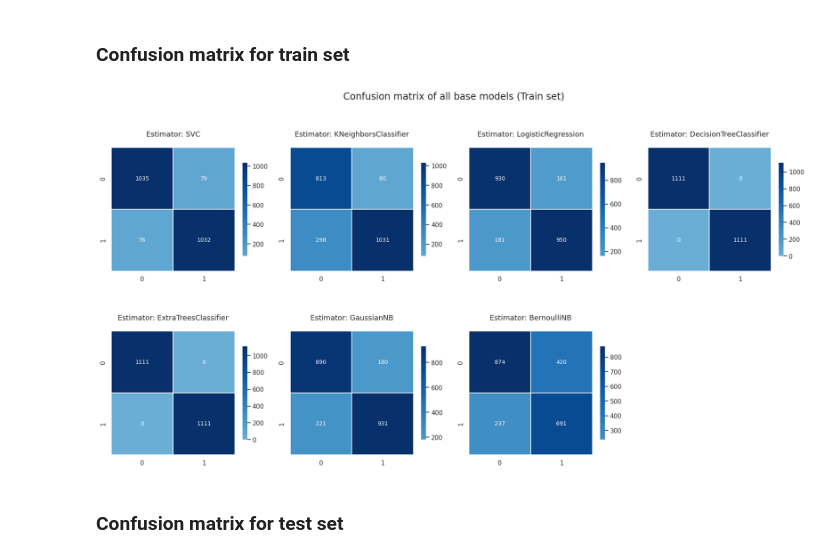
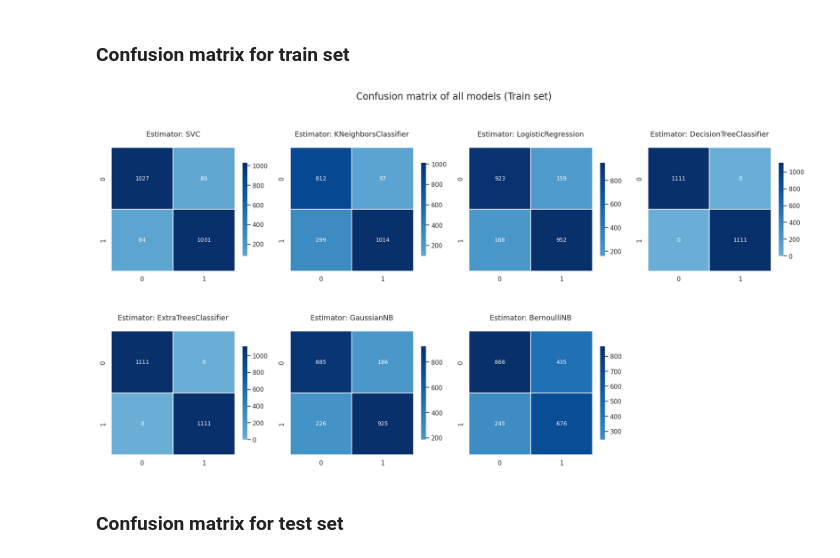
Before and after one commit to lovecrushfamily/Alzheimer_Disease, a Jupyter notebook: notebook.ipynb, the cells around one changed output. Saved outputs shown, nothing was run; the diff lists cells and outputs as text; code cells hidden in the pictures.

```diff
--- a/notebook.ipynb
+++ b/notebook.ipynb
@@ -451,0 +642,3 @@ filter_duplicated_records(alzheimer_df_drop_dup)
+# %%
+alzheimer_df_drop_dup = alzheimer_df.drop_duplicates()
+filter_duplicated_records(alzheimer_df_drop_dup)
@@ -669,13 +878,15 @@ from sklearn.preprocessing import OneHotEncoder, OrdinalEncoder
 # %%
-preprocessor_encoded_1 = ColumnTransformer(transformers=[                         #? Avoid using one-hot encoder for binary
-    ("binary categorical", OrdinalEncoder() ,binary_categorical_features),                       #? categorical variables, redundancy
+from sklearn.compose import ColumnTransformer
+from sklearn.preprocessing import OneHotEncoder, OrdinalEncoder
+
+preprocessor_encoded_1 = ColumnTransformer(transformers=[                                       #? Avoid using one-hot encoder for binary, avoiding multicollinearity
+    ("binary categorical", OrdinalEncoder() ,binary_categorical_features),                      #? categorical variables, redundancy
     ("multi categorical", OneHotEncoder(sparse_output=False), multi_categorical_feature),       #
-    ("ordinal categorical", OrdinalEncoder() , ordinal_categorical_feature),                      #
+    ("ordinal categorical", OrdinalEncoder() , ordinal_categorical_feature),                    #
     ("target feature", OrdinalEncoder(), target_feature)
 ],
 remainder="passthrough",
-verbose_feature_names_out=False,
-verbose=True)
+verbose_feature_names_out=False)
 
 preprocessor_encoded_1
 # %% [output]
@@ -946,18 +1143,15 @@ con_num_features = [col for col in X_train_imputed.columns if X_train_imputed[co
 # %%
-from sklearn.preprocessing import StandardScaler, RobustScaler, MinMaxScaler
+from sklearn.preprocessing import StandardScaler, MinMaxScaler, MaxAbsScaler
 from sklearn.pipeline import  make_pipeline, Pipeline
 
 numerical_transformer = Pipeline(steps=[
-    ("robust outlier", RobustScaler(with_centering=True,
-                                    with_scaling=True,
-                                    quantile_range=(25.0, 75.0),
-                                    copy=True)),
-    ("rescale", MinMaxScaler())
+    ("rescale", StandardScaler()),
+    ("minmax", MinMaxScaler())
 ])
 
 preprocessor_rescaled = ColumnTransformer(transformers=[
     ("multi categorical", make_pipeline(MinMaxScaler()),   mul_cat_features),
-    ("continuous numerical", numerical_transformer, con_num_features)
+    ("continuous numerical", numerical_transformer, con_num_features) ,
 ],
 remainder="passthrough",
 verbose_feature_names_out=False,
@@ -984,7 +1176,7 @@ ColumnTransformer(remainder='passthrough',
                   verbose=True, verbose_feature_names_out=False)
 # %%
 X_train_imputed_rescaled = preprocessor_rescaled.fit_transform(X_train_imputed)
-X_test_imputed_rescaled = preprocessor_rescaled.fit_transform(X_test_imputed)
+X_test_imputed_rescaled = preprocessor_rescaled.transform(X_test_imputed)
 
 X_train_imputed_rescaled
 # %% [output]
@@ -1170,35 +1373,35 @@ def plot_matrices(con_matrix, plot_name:None) -> None:
     fig, axes = plt.subplots(num_rows, num_cols, figsize=(18, 5 * num_rows))
 
     # Flatten the 2D array of subplots into a 1D array for easier iteration
     axes = axes.ravel()
 
     # Set a common title for the entire heatmap
-    fig.suptitle(f"Confusion matrix of all base models ({plot_name})", y=1, fontsize=17)
+    fig.suptitle(f"Confusion matrix of all models ({plot_name})", y=1, fontsize=17)
 
     for i, model_name in enumerate(con_matrix):
         ax = axes[i]  # Get the current subplot
 
         # Create a heatmap for the confusion matrix of the current model
         sns.heatmap(con_matrix[model_name], cmap='Blues', center=0,
                     square=True, linewidths=0.01, cbar_kws={"shrink": 0.5},
                     annot=True, fmt=".0f", annot_kws={"fontsize": 10},
                     linecolor='white', cbar=True, ax=ax)
 
         # Set the title for the current subplot with the model name
         ax.set_title(f"Estimator: {model_name}", fontsize=13, pad=20)
 
     # Remove extra subplots if there are fewer models than the grid can hold
     if len(con_matrix) < num_cols * num_rows:
         for i in range(len(con_matrix), num_cols * num_rows):
             fig.delaxes(axes[i])
 
     # Adjust spacing between subplots for better readability
     plt.tight_layout()
     plt.show()
 
 plot_matrices(confusion_matrices["train"], "Train set")
 # %% [output]
-[figure, old version]
+[figure, new version]
 # %% [markdown]
 ### Confusion matrix for test set
 # %%
```
Also changed, not shown: parts of 138 cells of this notebook, 29 other files.
